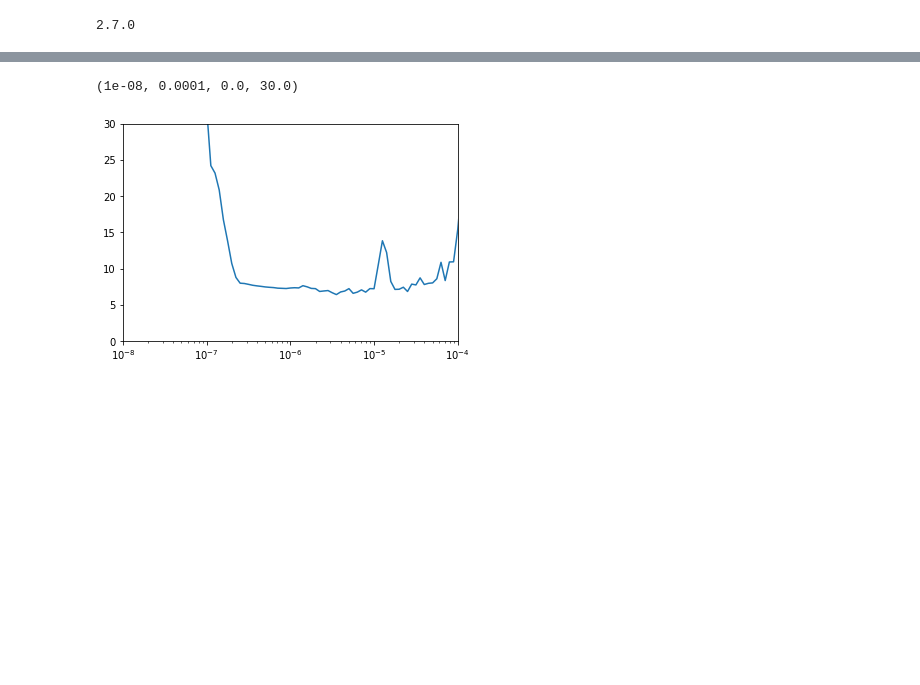
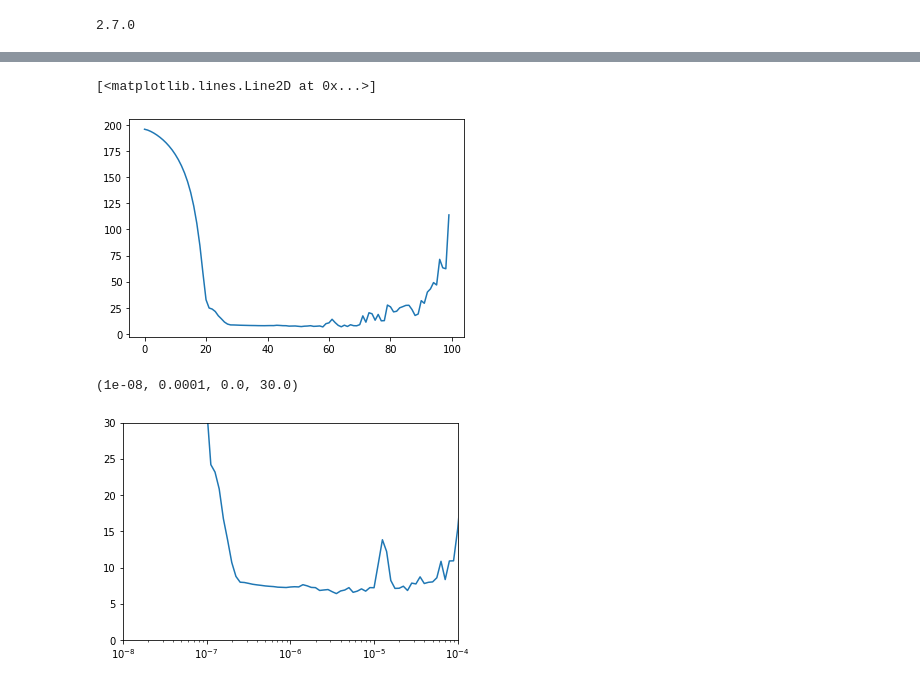
Before and after one commit to andrewlee1807/TF-Developer-Certificate, a Jupyter notebook: TensorFlow in Practice - Course/Sequences-Time Series and Prediction/Recurrent Neural Networks for time series.ipynb, the cells around one changed output, grey strips where cells are left out. Saved outputs shown, nothing was run; the diff lists cells and outputs as text; code cells hidden in the pictures; blank space fills up the shorter version.

```diff
--- a/TensorFlow in Practice - Course/Sequences-Time Series and Prediction/Recurrent Neural Networks for time series.ipynb
+++ b/TensorFlow in Practice - Course/Sequences-Time Series and Prediction/Recurrent Neural Networks for time series.ipynb
@@ -107,3 +134,8 @@ Epoch 100/100
+# %%
+plt.plot(range(100), history.history["mae"])
+# %% [output]
+[<matplotlib.lines.Line2D at 0x...>]
+[figure, added]
 # %%
 plt.semilogx(history.history["lr"], history.history["loss"])
 plt.axis([1e-8, 1e-4, 0, 30])
```
Also changed, not shown: parts of 5 cells of this notebook, 1 other file.
